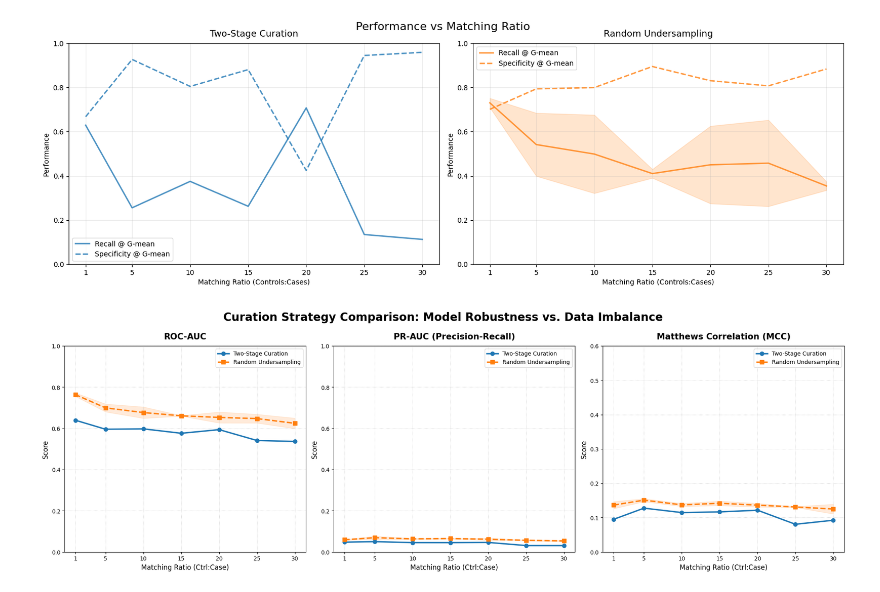
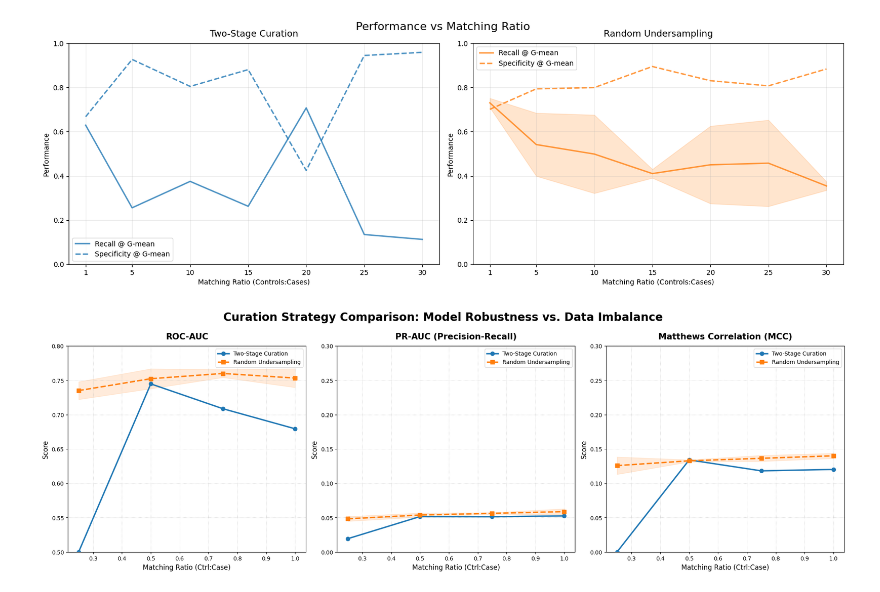
Before and after one commit to cat2510/optimization_guided_curation_ICML, a Jupyter notebook: msk_analysis/plot_recall.ipynb, the cells around one changed output. Drawn from its saved outputs; the diff is of its cells as text; code cells hidden in the pictures.

Commit message:
removed quota sampling (not useful for performance) and added kmeans pp

```diff
--- a/msk_analysis/plot_recall.ipynb
+++ b/msk_analysis/plot_recall.ipynb
@@ -0,0 +423,22 @@
+# %%
+import pandas as pd
+import matplotlib.pyplot as plt
+df = pd.read_csv("sensitivity_medical_only_features_150_minbucket_kmeanspp/results/sensitivity_pool_size.csv").sort_values("M").reset_index(drop=True)
+
+fig, axes = plt.subplots(2, 1, figsize=(9, 7), sharex=True)
+
+# AUC vs M
+axes[0].plot(df["M"], df["auc"], marker="o")
+axes[0].set_ylabel("AUC")
+axes[0].set_title("AUC evolution by M")
+axes[0].grid(True, alpha=0.3)
+
+# PR-AUC vs M
+axes[1].plot(df["M"], df["pr_auc"], marker="o")
+axes[1].set_xlabel("M")
+axes[1].set_ylabel("PR-AUC")
+axes[1].set_title("PR-AUC evolution by M")
+axes[1].grid(True, alpha=0.3)
+
+plt.tight_layout()
+plt.show()
@@ -133,9 +592,9 @@ import matplotlib.pyplot as plt
 # Load data
 df_exp = pd.read_csv("oct_matching_ratio_results_from_existing/oct_ratio_sweep_from_existing_undersamples.csv")
 df_exp2 = pd.read_csv("oct_matching_ratio_results_from_existing/random_ratio_oct_results.csv")
-
+df_exp = pd.read_csv("random_vs_curated_small_ratios_kmeanspp/random_vs_curated_comparison.csv")
 def agg(df, group_cols):
-    agg_cols = ["auc", "pr_auc", "mcc", "recall_at_gmean", "specificity_at_gmean"]
+    agg_cols = ["test_auc", "test_pr_auc", "test_best_mcc"]
     out = (df.groupby(group_cols)[agg_cols]
            .agg(["mean", "std"]))
     # Flatten columns: e.g., ('auc', 'mean') -> 'auc_mean'
@@ -143,15 +602,14 @@ def agg(df, group_cols):
     return out.reset_index()
 
 # Aggregate both datasets
-exp_agg = agg(df_exp, ["matching_ratio"])
-random_agg = agg(df_exp2, ["matching_ratio"])
-
+exp_agg = agg(df_exp[df_exp["method"] == "curated"], ["ratio"])
+random_agg = agg(df_exp[df_exp["method"] == "random"], ["ratio"])
 def make_panel(ax, df_curation, df_random, metric, title):
-    x_cur = df_curation["matching_ratio"].values
+    x_cur = df_curation["ratio"].values
     y_cur = df_curation[f"{metric}_mean"].values
     std_cur = df_curation[f"{metric}_std"].values
 
-    x_ran = df_random["matching_ratio"].values
+    x_ran = df_random["ratio"].values
     y_ran = df_random[f"{metric}_mean"].values
     std_ran = df_random[f"{metric}_std"].values
 
@@ -164,36 +622,36 @@ def make_panel(ax, df_curation, df_random, metric, title):
     # Plot Random Undersampling (Orange)
     ax.plot(x_ran, y_ran, marker='s', label='Random Undersampling',
             color='tab:orange', linewidth=2.5, markersize=7, linestyle='--')
     ax.fill_between(x_ran, y_ran - std_ran, y_ran + std_ran,
                     alpha=0.15, color='tab:orange')
 
     # Formatting
     ax.set_title(title, fontsize=15, fontweight='bold', pad=12)
     ax.set_xlabel("Matching Ratio (Ctrl:Case)", fontsize=12)
     ax.set_ylabel("Score", fontsize=12)
     ax.grid(True, linestyle=':', alpha=0.6)
-    ax.set_xticks([1, 5, 10, 15, 20, 25, 30])
+    #ax.set_xticks([1, 5, 10, 15, 20, 25, 30])
 
     # Adjust Y-limits per metric for better visibility while keeping scale
-    if metric == "mcc":
-        ax.set_ylim(0, 0.6) # MCC is usually lower than AUC
+    if metric == "test_auc":
+        ax.set_ylim(0.5, 0.8) # MCC is usually lower than AUC
     else:
-        ax.set_ylim(0.0, 1.0) # AUC/PR-AUC focus on the 0.5-1.0 range
+        ax.set_ylim(0.0, 0.3) # AUC/PR-AUC focus on the 0.5-1.0 range
 
     ax.legend(frameon=True, loc='best', fontsize=10)
 
 # Create 1x3 Figure
 fig, axes = plt.subplots(1, 3, figsize=(20, 6), constrained_layout=True)
 
-metrics = ["auc", "pr_auc", "mcc"]
+metrics = ["test_auc", "test_pr_auc", "test_best_mcc"]
 titles = ["ROC-AUC", "PR-AUC (Precision-Recall)", "Matthews Correlation (MCC)"]
 
 for i, metric in enumerate(metrics):
     make_panel(axes[i], exp_agg, random_agg, metric, titles[i])
 
 fig.suptitle("Curation Strategy Comparison: Model Robustness vs. Data Imbalance",
              fontsize=20, fontweight='bold', y=1.08)
 
 plt.show()
 # %% [output]
-[figure, old version]
+[figure, new version]
```
Also changed, not shown: parts of 10 cells of this notebook, 14 other files.
